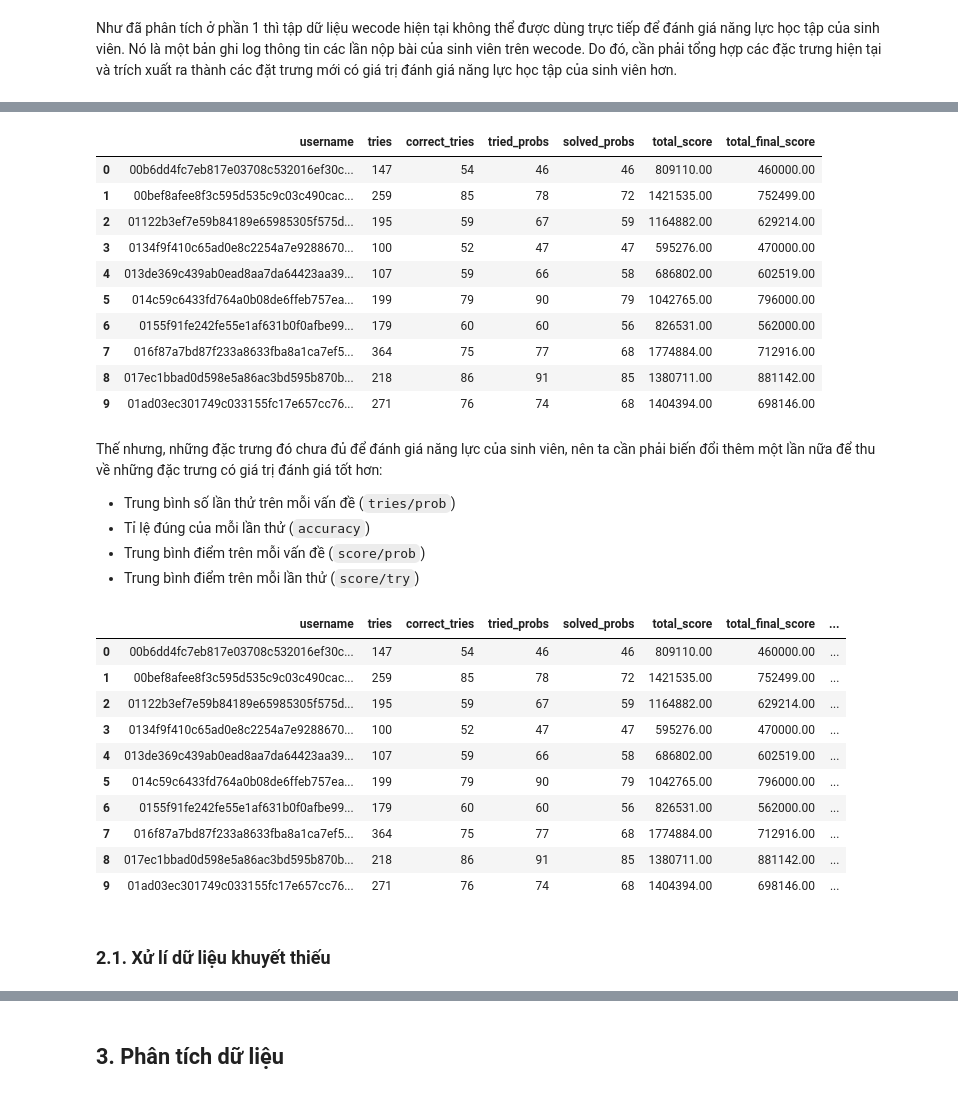
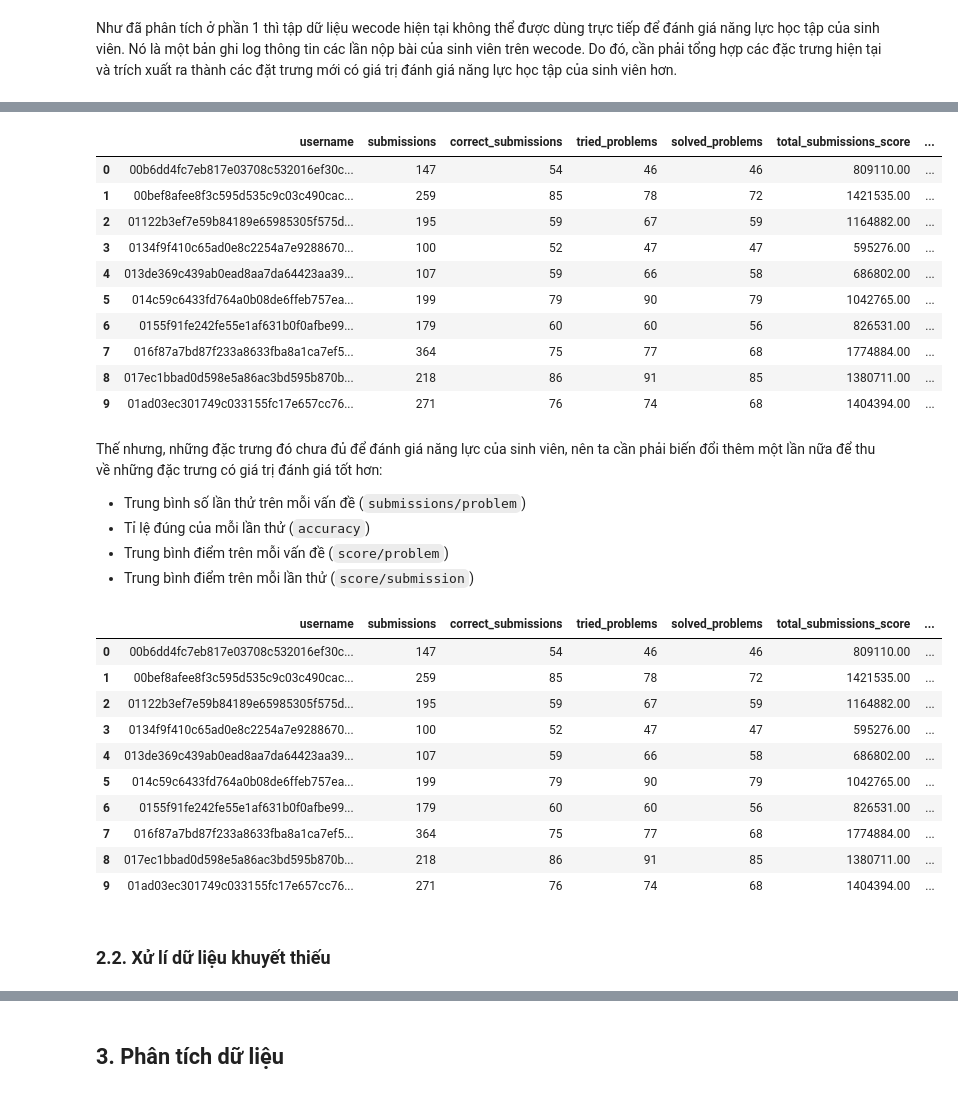
Before and after one commit to huapogba/may-hoc, a Jupyter notebook: wecode_prediction/23520199.ipynb, the cells around one changed output, grey strips where cells are left out. Saved outputs shown, nothing was run; the diff lists cells and outputs as text; code cells hidden in the pictures.

```diff
--- a/wecode_prediction/23520199.ipynb
+++ b/wecode_prediction/23520199.ipynb
@@ -292,8 +294,8 @@ Từ tập dữ liệu wecode trên, một số đặc trưng mới có thể tr
 - Tổng điểm cuối cùng (`total_final_score`)
 # %%
-wecode_df["real_score"] = wecode_df["pre_score"] * wecode_df["coefficient"] / 100
+wecode_df["coef_score"] = wecode_df["pre_score"] * wecode_df["coefficient"] / 100
 
-wecode_df["final_score"] = wecode_df["is_final"] * wecode_df["real_score"]
+wecode_df["final_score"] = wecode_df["is_final"] * wecode_df["coef_score"]
 
 wecode_df["is_final_solution"] = wecode_df["is_final"] * (
     wecode_df["pre_score"] == 10000
@@ -302,11 +304,11 @@ wecode_df["is_final_solution"] = wecode_df["is_final"] * (
 extracted_wecode_df = (
     wecode_df.groupby("username")
     .agg(
-        tries=("username", "size"),
-        correct_tries=("pre_score", lambda x: sum(x == 10000)),
-        tried_probs=("is_final", "sum"),
-        solved_probs=("is_final_solution", "sum"),
-        total_score=("real_score", "sum"),
+        submissions=("username", "size"),
+        correct_submissions=("pre_score", lambda x: sum(x == 10000)),
+        tried_problems=("is_final", "sum"),
+        solved_problems=("is_final_solution", "sum"),
+        total_submissions_score=("coef_score", "sum"),
         total_final_score=(
             "final_score",
             "sum",
@@ -317,51 +319,51 @@ extracted_wecode_df = (
 
 extracted_wecode_df.head(10)
 # %% [output]
-|  | username | tries | correct_tries | tried_probs | solved_probs | total_score | total_final_score |
-| 0 | 00b6dd4fc7eb817e03708c532016ef30c... | 147 | 54 | 46 | 46 | 809110.00 | 460000.00 |
-| 1 | 00bef8afee8f3c595d535c9c03c490cac... | 259 | 85 | 78 | 72 | 1421535.00 | 752499.00 |
-| 2 | 01122b3ef7e59b84189e65985305f575d... | 195 | 59 | 67 | 59 | 1164882.00 | 629214.00 |
-| 3 | 0134f9f410c65ad0e8c2254a7e9288670... | 100 | 52 | 47 | 47 | 595276.00 | 470000.00 |
-| 4 | 013de369c439ab0ead8aa7da64423aa39... | 107 | 59 | 66 | 58 | 686802.00 | 602519.00 |
-| 5 | 014c59c6433fd764a0b08de6ffeb757ea... | 199 | 79 | 90 | 79 | 1042765.00 | 796000.00 |
-| 6 | 0155f91fe242fe55e1af631b0f0afbe99... | 179 | 60 | 60 | 56 | 826531.00 | 562000.00 |
-| 7 | 016f87a7bd87f233a8633fba8a1ca7ef5... | 364 | 75 | 77 | 68 | 1774884.00 | 712916.00 |
-| 8 | 017ec1bbad0d598e5a86ac3bd595b870b... | 218 | 86 | 91 | 85 | 1380711.00 | 881142.00 |
-| 9 | 01ad03ec301749c033155fc17e657cc76... | 271 | 76 | 74 | 68 | 1404394.00 | 698146.00 |
+|  | username | submissions | correct_submissions | tried_problems | solved_problems | total_submissions_score | ... |
+| 0 | 00b6dd4fc7eb817e03708c532016ef30c... | 147 | 54 | 46 | 46 | 809110.00 | ... |
+| 1 | 00bef8afee8f3c595d535c9c03c490cac... | 259 | 85 | 78 | 72 | 1421535.00 | ... |
+| 2 | 01122b3ef7e59b84189e65985305f575d... | 195 | 59 | 67 | 59 | 1164882.00 | ... |
+| 3 | 0134f9f410c65ad0e8c2254a7e9288670... | 100 | 52 | 47 | 47 | 595276.00 | ... |
+| 4 | 013de369c439ab0ead8aa7da64423aa39... | 107 | 59 | 66 | 58 | 686802.00 | ... |
+| 5 | 014c59c6433fd764a0b08de6ffeb757ea... | 199 | 79 | 90 | 79 | 1042765.00 | ... |
+| 6 | 0155f91fe242fe55e1af631b0f0afbe99... | 179 | 60 | 60 | 56 | 826531.00 | ... |
+| 7 | 016f87a7bd87f233a8633fba8a1ca7ef5... | 364 | 75 | 77 | 68 | 1774884.00 | ... |
+| 8 | 017ec1bbad0d598e5a86ac3bd595b870b... | 218 | 86 | 91 | 85 | 1380711.00 | ... |
+| 9 | 01ad03ec301749c033155fc17e657cc76... | 271 | 76 | 74 | 68 | 1404394.00 | ... |
 # %% [markdown]
 Thế nhưng, những đặc trưng đó chưa đủ để đánh giá năng lực của sinh viên, nên ta cần phải biến đổi thêm một lần nữa để thu về những đặc trưng có giá trị đánh giá tốt hơn:
-- Trung bình số lần thử trên mỗi vấn đề (`tries/prob`)
+- Trung bình số lần thử trên mỗi vấn đề (`submissions/problem`)
 - Tỉ lệ đúng của mỗi lần thử (`accuracy`)
-- Trung bình điểm trên mỗi vấn đề (`score/prob`)
-- Trung bình điểm trên mỗi lần thử (`score/try`)
+- Trung bình điểm trên mỗi vấn đề (`score/problem`)
+- Trung bình điểm trên mỗi lần thử (`score/submission`)
 # %%
-extracted_wecode_df["tries/prob"] = (
-    extracted_wecode_df["tries"] / extracted_wecode_df["tried_probs"]
+extracted_wecode_df["submissions/problem"] = (
+    extracted_wecode_df["submissions"] / extracted_wecode_df["tried_problems"]
 )
 extracted_wecode_df["accuracy"] = (
-    extracted_wecode_df["correct_tries"] / extracted_wecode_df["tries"]
+    extracted_wecode_df["correct_submissions"] / extracted_wecode_df["submissions"]
 )
-extracted_wecode_df["score/prob"] = (
-    extracted_wecode_df["total_final_score"] / extracted_wecode_df["tried_probs"]
+extracted_wecode_df["score/problem"] = (
+    extracted_wecode_df["total_final_score"] / extracted_wecode_df["tried_problems"]
 )
-extracted_wecode_df["score/try"] = (
-    extracted_wecode_df["total_score"] / extracted_wecode_df["tries"]
+extracted_wecode_df["score/submission"] = (
+    extracted_wecode_df["total_submissions_score"] / extracted_wecode_df["submissions"]
 )
 extracted_wecode_df.head(10)
 # %% [output]
-|  | username | tries | correct_tries | tried_probs | solved_probs | total_score | total_final_score | ... |
-| 0 | 00b6dd4fc7eb817e03708c532016ef30c... | 147 | 54 | 46 | 46 | 809110.00 | 460000.00 | ... |
-| 1 | 00bef8afee8f3c595d535c9c03c490cac... | 259 | 85 | 78 | 72 | 1421535.00 | 752499.00 | ... |
-| 2 | 01122b3ef7e59b84189e65985305f575d... | 195 | 59 | 67 | 59 | 1164882.00 | 629214.00 | ... |
-| 3 | 0134f9f410c65ad0e8c2254a7e9288670... | 100 | 52 | 47 | 47 | 595276.00 | 470000.00 | ... |
-| 4 | 013de369c439ab0ead8aa7da64423aa39... | 107 | 59 | 66 | 58 | 686802.00 | 602519.00 | ... |
-| 5 | 014c59c6433fd764a0b08de6ffeb757ea... | 199 | 79 | 90 | 79 | 1042765.00 | 796000.00 | ... |
-| 6 | 0155f91fe242fe55e1af631b0f0afbe99... | 179 | 60 | 60 | 56 | 826531.00 | 562000.00 | ... |
-| 7 | 016f87a7bd87f233a8633fba8a1ca7ef5... | 364 | 75 | 77 | 68 | 1774884.00 | 712916.00 | ... |
-| 8 | 017ec1bbad0d598e5a86ac3bd595b870b... | 218 | 86 | 91 | 85 | 1380711.00 | 881142.00 | ... |
-| 9 | 01ad03ec301749c033155fc17e657cc76... | 271 | 76 | 74 | 68 | 1404394.00 | 698146.00 | ... |
+|  | username | submissions | correct_submissions | tried_problems | solved_problems | total_submissions_score | ... |
+| 0 | 00b6dd4fc7eb817e03708c532016ef30c... | 147 | 54 | 46 | 46 | 809110.00 | ... |
+| 1 | 00bef8afee8f3c595d535c9c03c490cac... | 259 | 85 | 78 | 72 | 1421535.00 | ... |
+| 2 | 01122b3ef7e59b84189e65985305f575d... | 195 | 59 | 67 | 59 | 1164882.00 | ... |
+| 3 | 0134f9f410c65ad0e8c2254a7e9288670... | 100 | 52 | 47 | 47 | 595276.00 | ... |
+| 4 | 013de369c439ab0ead8aa7da64423aa39... | 107 | 59 | 66 | 58 | 686802.00 | ... |
+| 5 | 014c59c6433fd764a0b08de6ffeb757ea... | 199 | 79 | 90 | 79 | 1042765.00 | ... |
+| 6 | 0155f91fe242fe55e1af631b0f0afbe99... | 179 | 60 | 60 | 56 | 826531.00 | ... |
+| 7 | 016f87a7bd87f233a8633fba8a1ca7ef5... | 364 | 75 | 77 | 68 | 1774884.00 | ... |
+| 8 | 017ec1bbad0d598e5a86ac3bd595b870b... | 218 | 86 | 91 | 85 | 1380711.00 | ... |
+| 9 | 01ad03ec301749c033155fc17e657cc76... | 271 | 76 | 74 | 68 | 1404394.00 | ... |
 # %% [markdown]
-### 2.1. Xử lí dữ liệu khuyết thiếu
+### 2.2. Xử lí dữ liệu khuyết thiếu
 # %%
 extracted_wecode_df.dropna(inplace=True)
 # %% [markdown]
```
Also changed, not shown: parts of 16 cells of this notebook, 2 other files.
